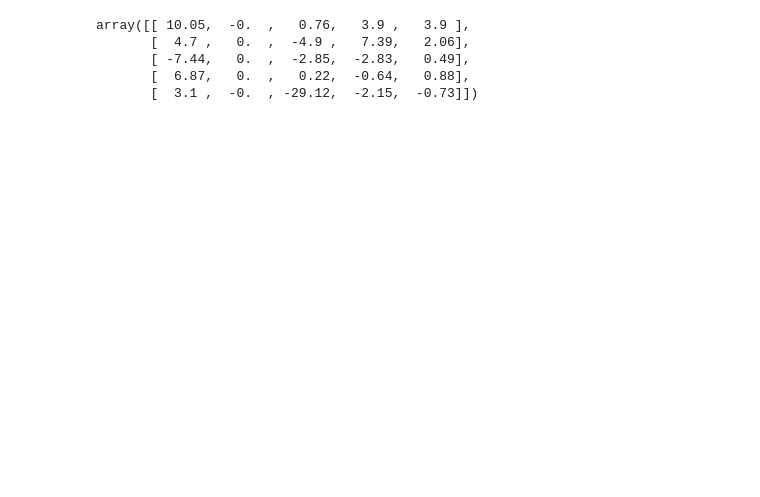
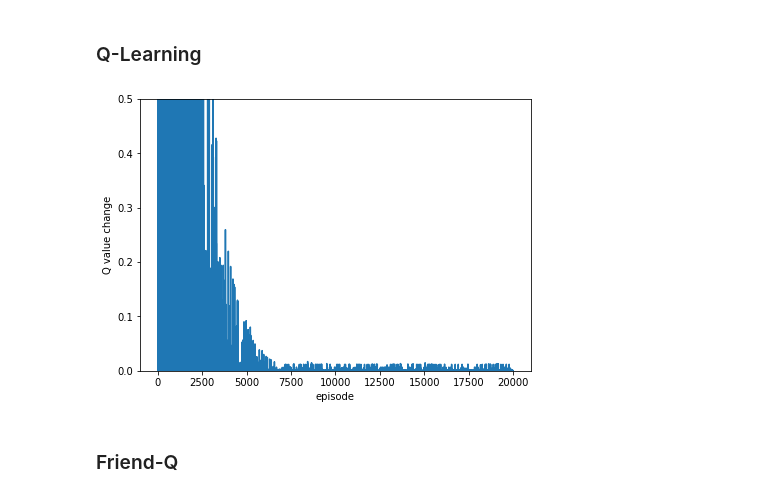
Before and after one commit to NoxMoon/RL, a Jupyter notebook: project3/project3.ipynb, the cells around one changed output. Saved outputs shown, nothing was run; the diff lists cells and outputs as text; code cells hidden in the pictures; blank space fills up the shorter version.

```diff
--- a/project3/project3.ipynb
+++ b/project3/project3.ipynb
@@ -15,36 +0,0 @@ from scipy.linalg import block_diag
-# %%
-def epsilon_greedy(learner, env, s, epsilon):
-    if np.random.rand()<epsilon:
-        return env.random_action()
-    else:
-        return learner.select_action(s)
-
-def learning(learner, env,
-             epsilon=1, epsilon_decay=0.9995, epsilon_min=0.001,
-             alpha=1, alpha_decay=0.9995, alpha_min=0.001,
-             gamma = 0.9,
-             max_episode=10000):
-
-    hist = [0]
-    errors = []
-    for i in tqdm(range(max_episode)):
-        s = env.reset()
-        done = False
-        while not done:
-            action = epsilon_greedy(learner, env, s, epsilon)
-            next_s, r, done, info = env.step(action)
-            learner.update(s, next_s, action, r, done, alpha, gamma)
-            #if s==71 and action==(0,4):
-            #    print(i,env.total_step,learner.log_value())
-            s = next_s
-
-        epsilon = max(epsilon*epsilon_decay, epsilon_min)
-        alpha = max(alpha*alpha_decay, alpha_min)
-
-        errors.append(np.abs(learner.log_value()-hist[-1]))
-        hist.append(learner.log_value())
-#         #print(learner.log_value())
-#         if i%1000 == 0:
-#              print(i, alpha, errors[-1])
-
-    return hist, errors
@@ -465,8 +0,0 @@ Qtable_foeQ = [learner_foeQ.agent1.Q, learner_foeQ.agent2.Q]
-# %%
-np.round(Qtabel_ceQ[0][71]-Qtable_foeQ[0][71].T, 2)
-# %% [output]
-array([[ 10.05,  -0.  ,   0.76,   3.9 ,   3.9 ],
-       [  4.7 ,   0.  ,  -4.9 ,   7.39,   2.06],
-       [ -7.44,   0.  ,  -2.85,  -2.83,   0.49],
-       [  6.87,   0.  ,   0.22,  -0.64,   0.88],
-       [  3.1 ,  -0.  , -29.12,  -2.15,  -0.73]])
@@ -472,0 +9,13 @@ array([[ 10.05,  -0.  ,   0.76,   3.9 ,   3.9 ],
+# %% [markdown]
+### Q-Learning
+# %%
+env = soccer_game()
+learner_q = QLearner(env.nS, env.nA)
+
+hist_q = learning(learner_q, env, epsilon_decay=0.999, alpha_decay=0.999, max_episode=20000)
+# %%
+plot_error(hist_q, "figures/Q-2.png")
+# %% [output]
+[figure, added]
+# %% [markdown]
+### Friend-Q
```
Also changed, not shown: parts of 57 cells of this notebook, 21 other files.
